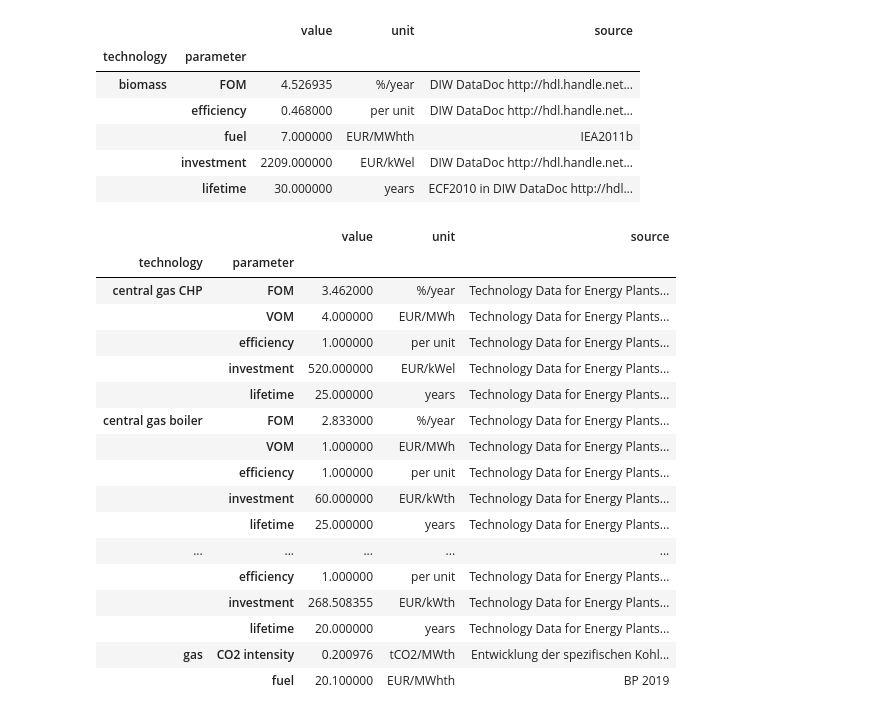
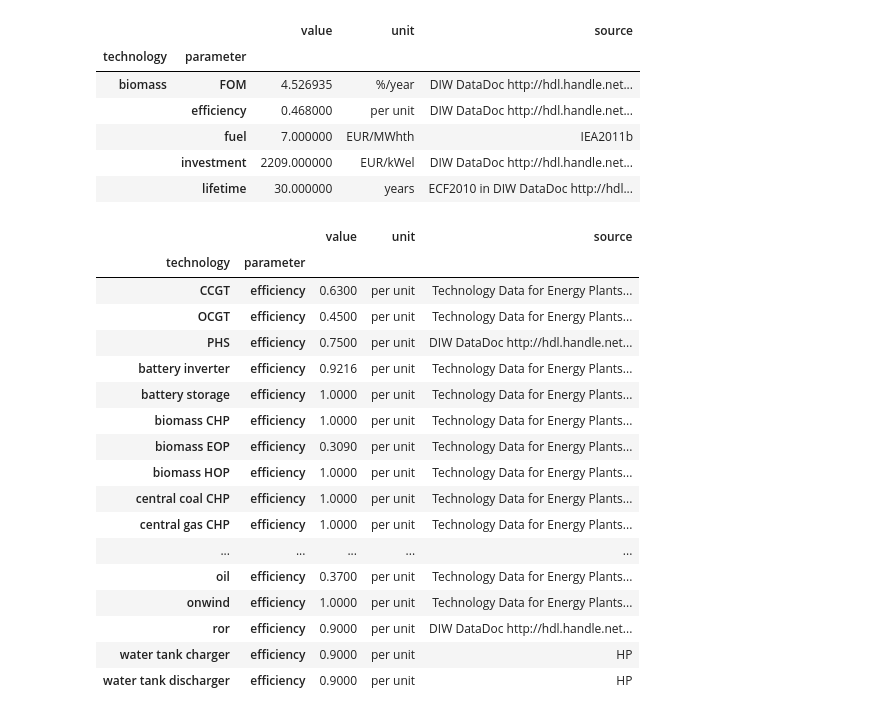
Before and after one commit to martavp/pypsa-eur-sec-30-path, a Jupyter notebook: paper_graphics/data/costs/compile_cost_assumptions.ipynb, the cells around one changed output. Drawn from its saved outputs; the diff is of its cells as text; code cells hidden in the pictures.

Commit message:
Correct efficiencies in Table 4.

```diff
--- a/paper_graphics/data/costs/compile_cost_assumptions.ipynb
+++ b/paper_graphics/data/costs/compile_cost_assumptions.ipynb
@@ -231,7 +240,9 @@ for index in df.index:
 
     df.loc[index,:] = values
 
-d_by_tech[tech+' storage'] = df.reindex(['Specific investment (M€2015 per MWh)','Technical lifetime (years)','efficiency'])
+d_by_tech[tech+' storage'] = df.reindex(['Specific investment (M€2015 per MWh)','Technical lifetime (years)'])
+
+d_by_tech[tech+' storage'].loc['efficiency'] = 1
 
 d_by_tech[tech+' inverter'] = df.reindex(['Specific investment (M€2015 per MW)','Technical lifetime (years)','efficiency','Fixed O&M (€2015/MW/year)'])
 # %%
@@ -510,23 +521,23 @@ pd.read_csv('inputs/costs_PyPSA.csv', index_col=list(range(2))).sort_index().fil
 |  | investment | 2209.000000 | EUR/kWel | DIW DataDoc http://hdl.handle.net... |
 |  | lifetime | 30.000000 | years | ECF2010 in DIW DataDoc http://hdl... |
 # %%
-costs.filter(like='gas',axis=0)
+costs.filter(like='efficiency',axis=0)
 # %% [output]
 |  |  | value | unit | source |
 | technology | parameter |  |  |  |
-| central gas CHP | FOM | 3.462000 | %/year | Technology Data for Energy Plants... |
-|  | VOM | 4.000000 | EUR/MWh | Technology Data for Energy Plants... |
-|  | efficiency | 1.000000 | per unit | Technology Data for Energy Plants... |
-|  | investment | 520.000000 | EUR/kWel | Technology Data for Energy Plants... |
-|  | lifetime | 25.000000 | years | Technology Data for Energy Plants... |
-| central gas boiler | FOM | 2.833000 | %/year | Technology Data for Energy Plants... |
-|  | VOM | 1.000000 | EUR/MWh | Technology Data for Energy Plants... |
-|  | efficiency | 1.000000 | per unit | Technology Data for Energy Plants... |
-|  | investment | 60.000000 | EUR/kWth | Technology Data for Energy Plants... |
-|  | lifetime | 25.000000 | years | Technology Data for Energy Plants... |
+| CCGT | efficiency | 0.6300 | per unit | Technology Data for Energy Plants... |
+| OCGT | efficiency | 0.4500 | per unit | Technology Data for Energy Plants... |
+| PHS | efficiency | 0.7500 | per unit | DIW DataDoc http://hdl.handle.net... |
+| battery inverter | efficiency | 0.9216 | per unit | Technology Data for Energy Plants... |
+| battery storage | efficiency | 1.0000 | per unit | Technology Data for Energy Plants... |
+| biomass CHP | efficiency | 1.0000 | per unit | Technology Data for Energy Plants... |
+| biomass EOP | efficiency | 0.3090 | per unit | Technology Data for Energy Plants... |
+| biomass HOP | efficiency | 1.0000 | per unit | Technology Data for Energy Plants... |
+| central coal CHP | efficiency | 1.0000 | per unit | Technology Data for Energy Plants... |
+| central gas CHP | efficiency | 1.0000 | per unit | Technology Data for Energy Plants... |
 | ... | ... | ... | ... | ... |
-|  | efficiency | 1.000000 | per unit | Technology Data for Energy Plants... |
-|  | investment | 268.508355 | EUR/kWth | Technology Data for Energy Plants... |
-|  | lifetime | 20.000000 | years | Technology Data for Energy Plants... |
-| gas | CO2 intensity | 0.200976 | tCO2/MWth | Entwicklung der spezifischen Kohl... |
-|  | fuel | 20.100000 | EUR/MWhth | BP 2019 |
+| oil | efficiency | 0.3700 | per unit | Technology Data for Energy Plants... |
+| onwind | efficiency | 1.0000 | per unit | Technology Data for Energy Plants... |
+| ror | efficiency | 0.9000 | per unit | DIW DataDoc http://hdl.handle.net... |
+| water tank charger | efficiency | 0.9000 | per unit | HP |
+| water tank discharger | efficiency | 0.9000 | per unit | HP |
```
Also changed, not shown: parts of 3 cells of this notebook, 15 other files.
